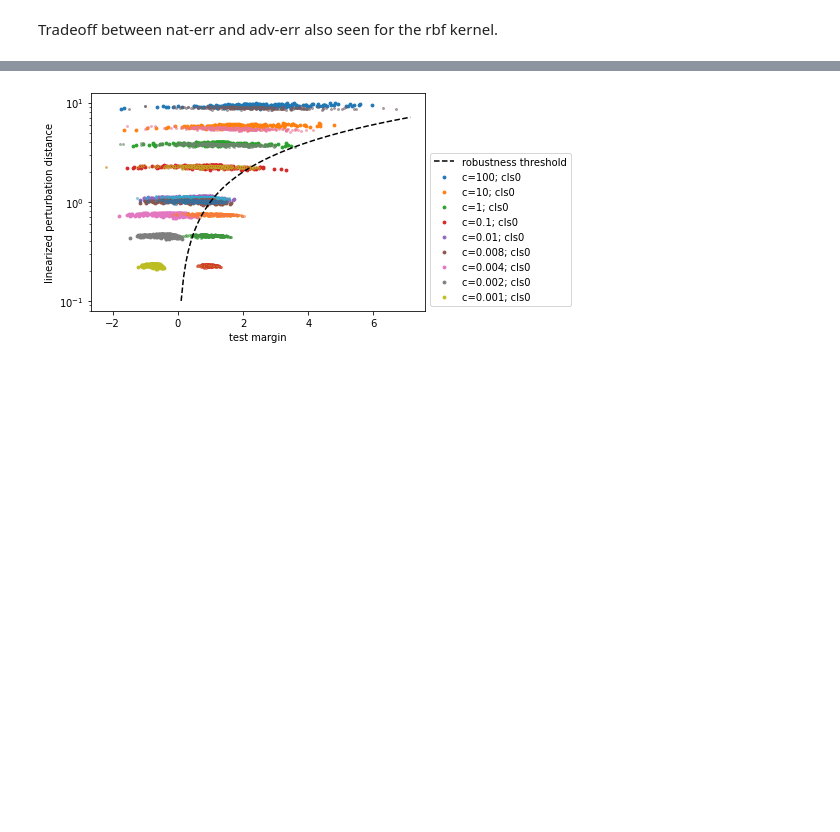
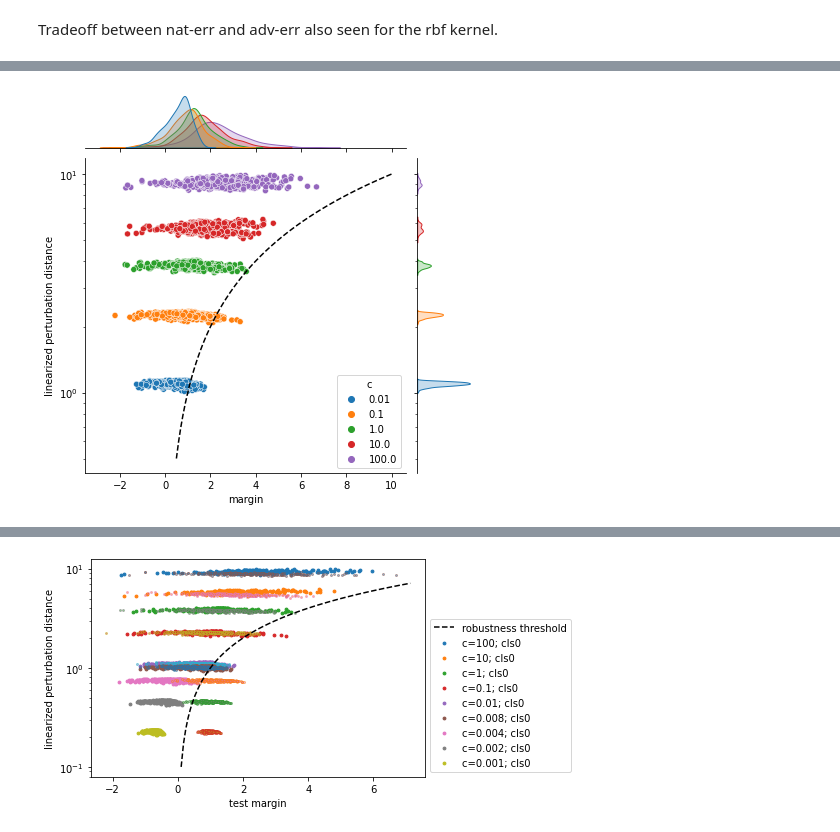
Before and after one commit to GilgameshxZero/adversarial-ntks, a Jupyter notebook: notebooks/svm/svm-tradeoff.ipynb, the cells around one changed output, grey strips where cells are left out. Saved outputs shown, nothing was run; the diff lists cells and outputs as text; code cells hidden in the pictures; blank space fills up the shorter version.

```diff
--- a/notebooks/svm/svm-tradeoff.ipynb
+++ b/notebooks/svm/svm-tradeoff.ipynb
@@ -370,2 +457,17 @@ plt.ylim(0.9, 1.01);
 # %% [markdown]
 Tradeoff between nat-err and adv-err also seen for the rbf kernel.
+# %%
+res_dfs = []
+for res_dict in RESULTS["svm-rbf"]:
+    cur_df = pd.DataFrame(dict(
+        margin=res_dict["test_margins"],
+        grad_norm=res_dict["test_grad_norms"],
+        attack_eps=res_dict["attack_eps"],
+        y=res_dict["test_ys"],
+        test=True,
+        c=res_dict["c"]
+    ))
+    res_dfs.append(cur_df)
+
+svm_df = pd.concat(res_dfs, ignore_index=True)
+svm_df
@@ -371,0 +488,18 @@ Tradeoff between nat-err and adv-err also seen for the rbf kernel.
+# %%
+sub_df = svm_df[(svm_df.c >= 0.01)]
+#hues = pd.Series(zip(sub_df.c, sub_df.y), index=sub_df.index, dtype="category")
+jplt = sns.jointplot(
+    x=sub_df.margin,
+    y=sub_df.grad_norm * sub_df.attack_eps,
+    hue=sub_df.c.astype("category"),
+);
+jplt.ax_joint.plot(
+    np.linspace(0.5, 10, 100),
+    np.linspace(0.5, 10, 100),
+    '--', color="black",
+    label="robustness threshold"
+);
+jplt.ax_joint.set_ylabel("linearized perturbation distance");
+plt.yscale("log");
+# %% [output]
+[figure, added]
```
Also changed, not shown: parts of 15 cells of this notebook, 4 other files.
